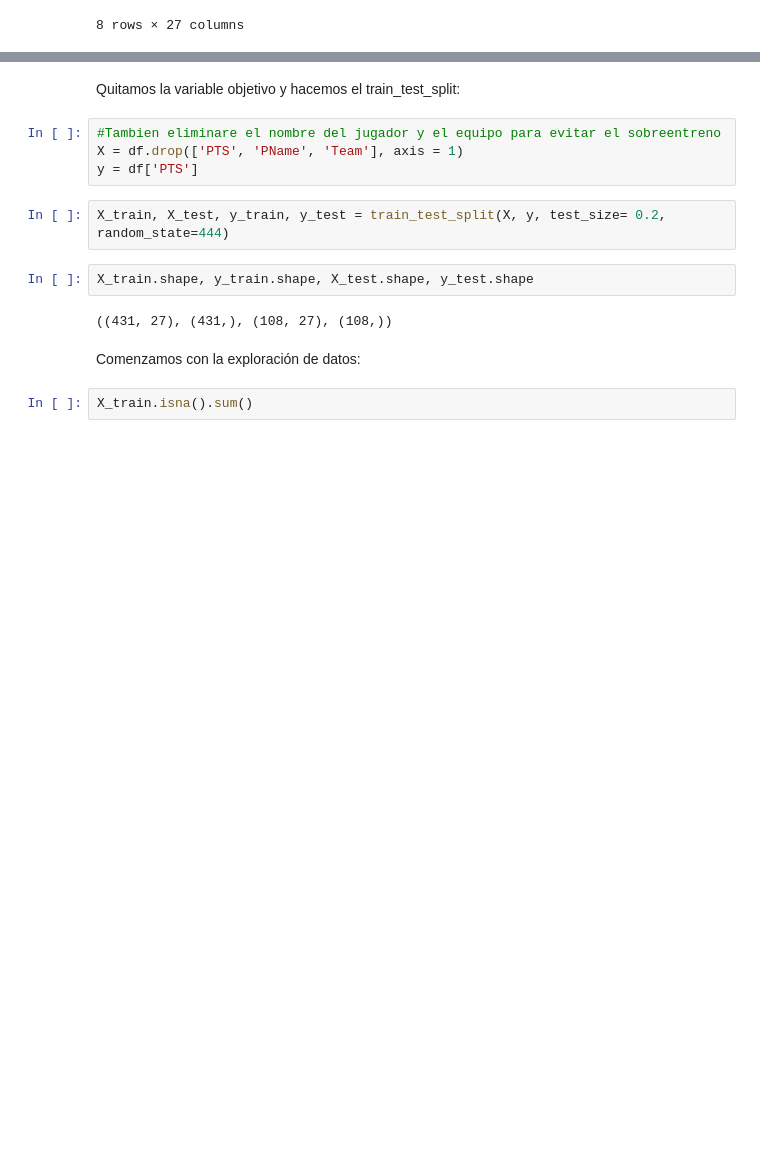
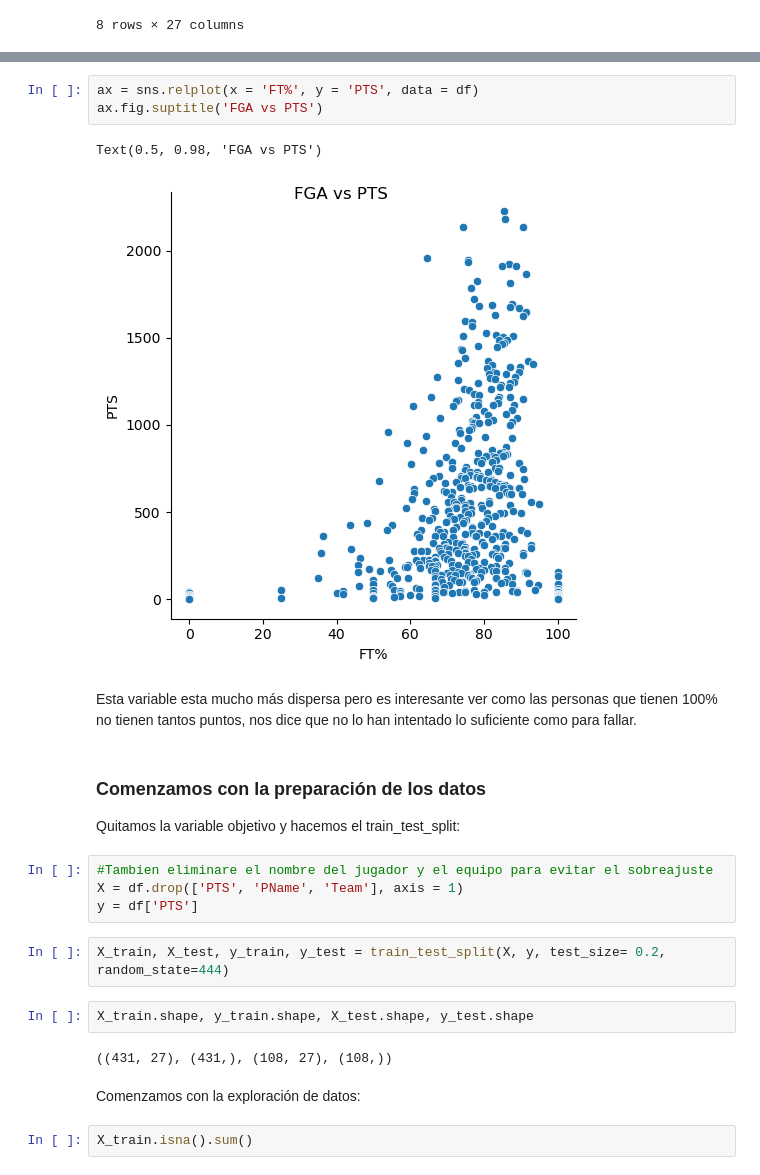
Before and after one commit to RafaelTakata0105/Proyecto_Flores_Takata, a Jupyter notebook: notebooks/Proyecto_final.ipynb, the cells around one changed output, grey strips where cells are left out. Drawn from its saved outputs; the diff is of its cells as text; blank space fills up the shorter version.

```diff
--- a/notebooks/Proyecto_final.ipynb
+++ b/notebooks/Proyecto_final.ipynb
@@ -120,7 +145,17 @@ df.describe()
+# %%
+ax = sns.relplot(x = 'FT%', y = 'PTS', data = df)
+ax.fig.suptitle('FGA vs PTS')
+# %% [output]
+Text(0.5, 0.98, 'FGA vs PTS')
+[figure, added]
+# %% [markdown]
+Esta variable esta mucho más dispersa pero es interesante ver como las personas que tienen 100% no tienen tantos puntos, nos dice que no lo han intentado lo suficiente como para fallar.
 # %% [markdown]
+### Comenzamos con la preparación de los datos
+
 Quitamos la variable objetivo y hacemos el train_test_split:
 # %%
-#Tambien eliminare el nombre del jugador y el equipo para evitar el sobreentreno
+#Tambien eliminare el nombre del jugador y el equipo para evitar el sobreajuste
 X = df.drop(['PTS', 'PName', 'Team'], axis = 1)
 y = df['PTS']
 # %%
```
Also changed, not shown: parts of 30 cells of this notebook.
